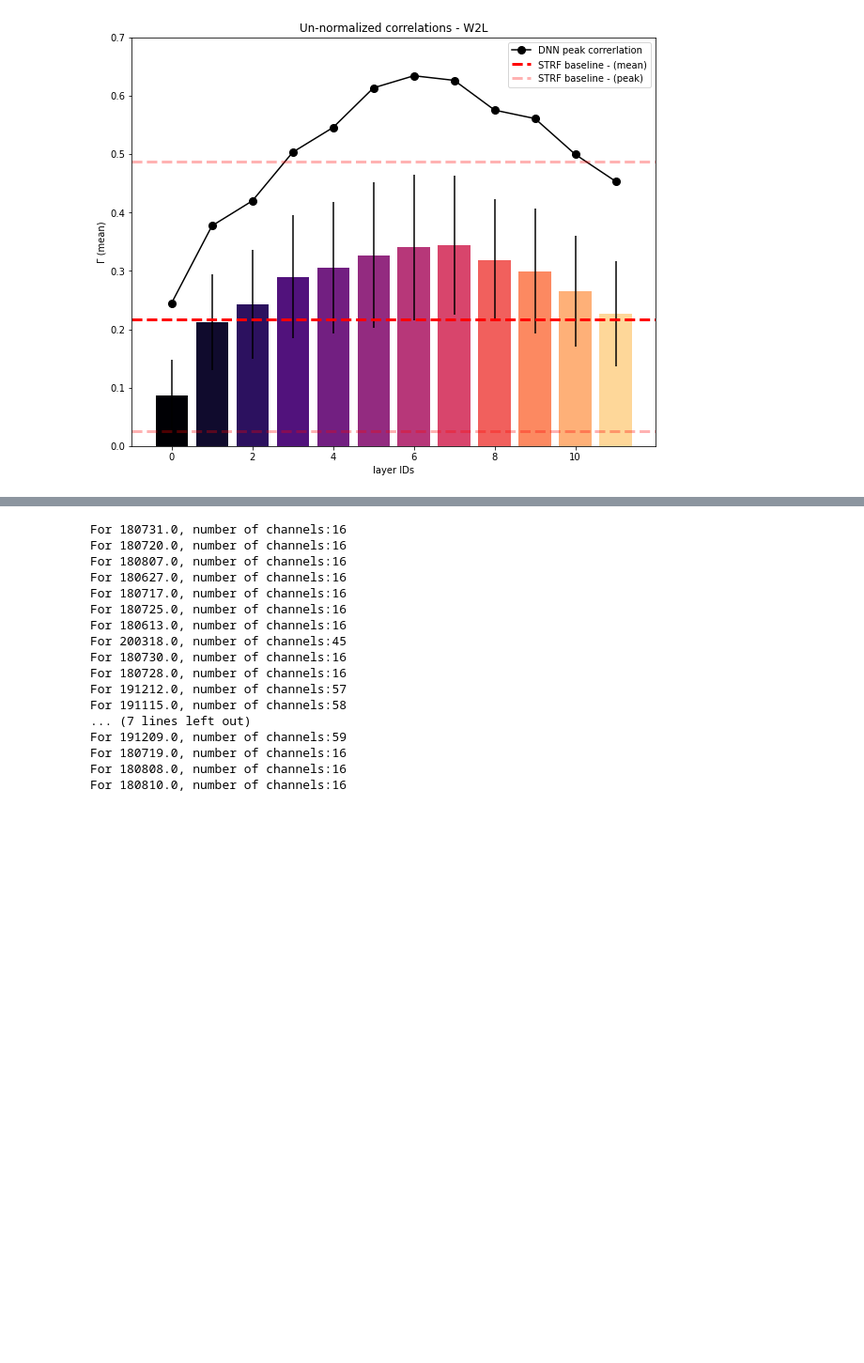
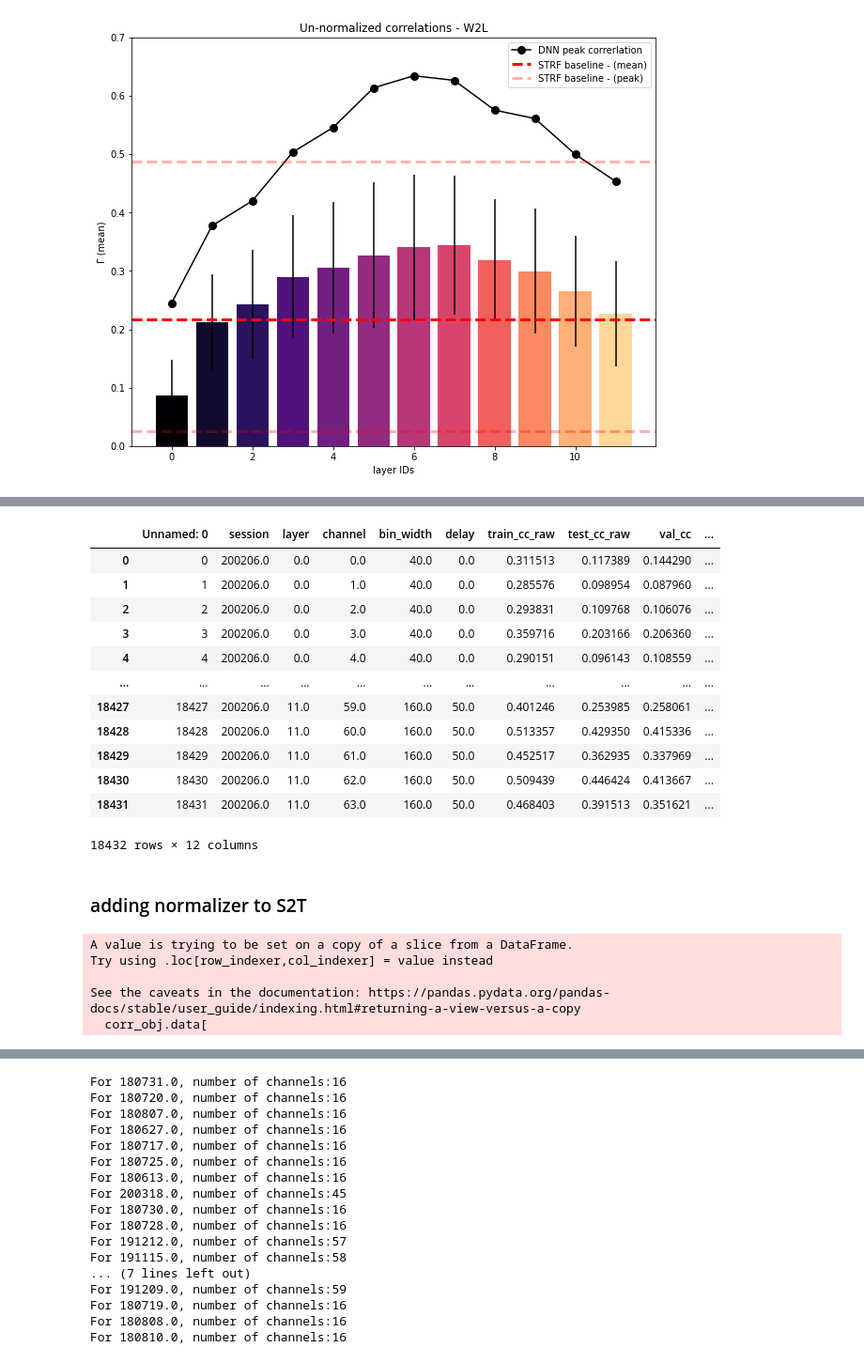
Before and after one commit to bilalhsp/Auditory_Cortex, a Jupyter notebook: experiments/correlations_analysis/correlations_analysis.ipynb, the cells around one changed output, grey strips where cells are left out. Shown at 94% size. Cells and saved outputs as stored; diff of their text form; code cells hidden in the pictures; blank space fills up the shorter version.

```diff
--- a/experiments/correlations_analysis/correlations_analysis.ipynb
+++ b/experiments/correlations_analysis/correlations_analysis.ipynb
@@ -291,2 +368,20 @@ plt.legend(loc='best')
+# %%
+corr_obj.data
+# %% [output]
+|  | Unnamed: 0 | session | layer | channel | bin_width | delay | train_cc_raw | test_cc_raw | val_cc | ... |
+| 0 | 0 | 200206.0 | 0.0 | 0.0 | 40.0 | 0.0 | 0.311513 | 0.117389 | 0.144290 | ... |
+| 1 | 1 | 200206.0 | 0.0 | 1.0 | 40.0 | 0.0 | 0.285576 | 0.098954 | 0.087960 | ... |
+| 2 | 2 | 200206.0 | 0.0 | 2.0 | 40.0 | 0.0 | 0.293831 | 0.109768 | 0.106076 | ... |
+| 3 | 3 | 200206.0 | 0.0 | 3.0 | 40.0 | 0.0 | 0.359716 | 0.203166 | 0.206360 | ... |
+| 4 | 4 | 200206.0 | 0.0 | 4.0 | 40.0 | 0.0 | 0.290151 | 0.096143 | 0.108559 | ... |
+| ... | ... | ... | ... | ... | ... | ... | ... | ... | ... | ... |
+| 18427 | 18427 | 200206.0 | 11.0 | 59.0 | 160.0 | 50.0 | 0.401246 | 0.253985 | 0.258061 | ... |
+| 18428 | 18428 | 200206.0 | 11.0 | 60.0 | 160.0 | 50.0 | 0.513357 | 0.429350 | 0.415336 | ... |
+| 18429 | 18429 | 200206.0 | 11.0 | 61.0 | 160.0 | 50.0 | 0.452517 | 0.362935 | 0.337969 | ... |
+| 18430 | 18430 | 200206.0 | 11.0 | 62.0 | 160.0 | 50.0 | 0.509439 | 0.446424 | 0.413667 | ... |
+| 18431 | 18431 | 200206.0 | 11.0 | 63.0 | 160.0 | 50.0 | 0.468403 | 0.391513 | 0.351621 | ... |
+18432 rows × 12 columns
 # %%
 corr_obj = analysis.correlations()
+# %% [markdown]
+### adding normalizer to S2T
@@ -292,0 +412,24 @@ corr_obj = analysis.correlations()
+# %%
+ch = 0
+corr_obj.data[
+    (corr_obj.data['session'] == 200206) &\
+    (corr_obj.data['delay'] == 0) &\
+    (corr_obj.data['bin_width'] == 40) &\
+    (corr_obj.data['channel'] == ch)
+             ]['normalizer'] =  [w2l_obj.data[
+    (w2l_obj.data['channel']==0) &\
+    (w2l_obj.data['bin_width']==20) &\
+    (w2l_obj.data['delay']==0) &\
+    (w2l_obj.data['session']==200206)
+]['normalizer'].unique().item()]*corr_obj.data[
+    (corr_obj.data['session'] == 200206) &\
+    (corr_obj.data['delay'] == 0) &\
+    (corr_obj.data['bin_width'] == 40) &\
+    (corr_obj.data['channel'] == ch)
+             ].shape[0]
+# %% [output]
+A value is trying to be set on a copy of a slice from a DataFrame.
+Try using .loc[row_indexer,col_indexer] = value instead
+
+See the caveats in the documentation: https://pandas.pydata.org/pandas-docs/stable/user_guide/indexing.html#returning-a-view-versus-a-copy
+  corr_obj.data[
```
Also changed, not shown: parts of 45 cells of this notebook, 20 other files.
